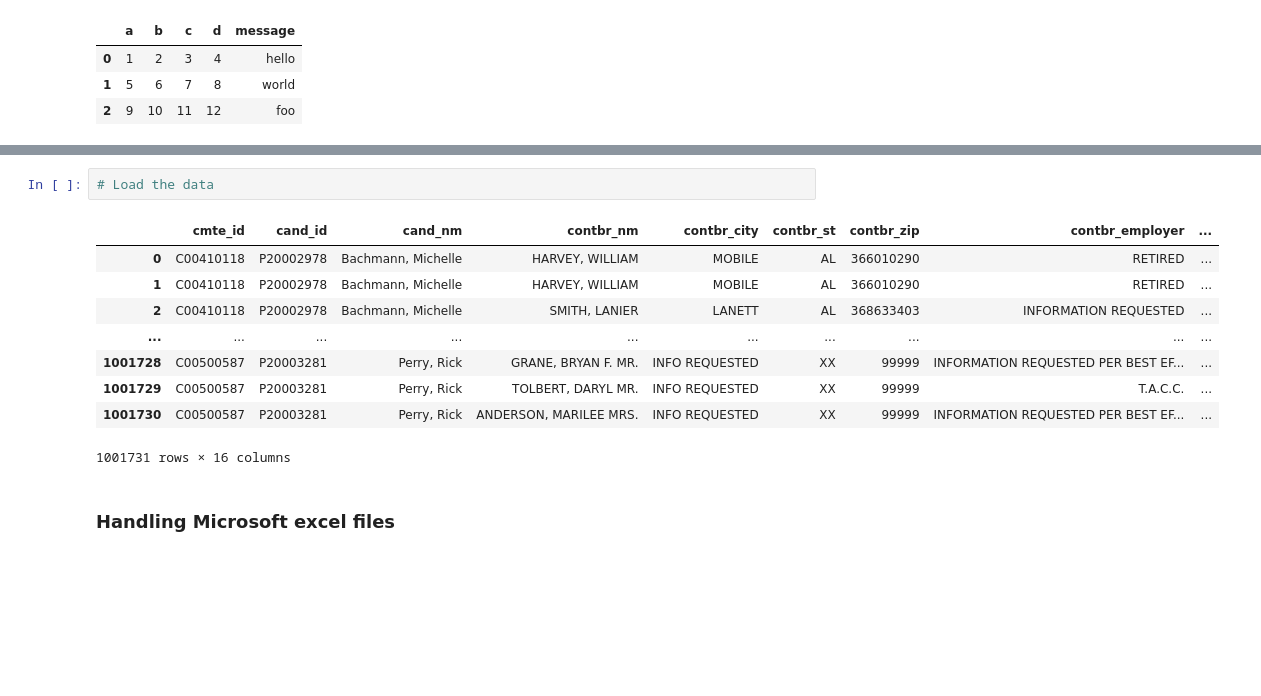
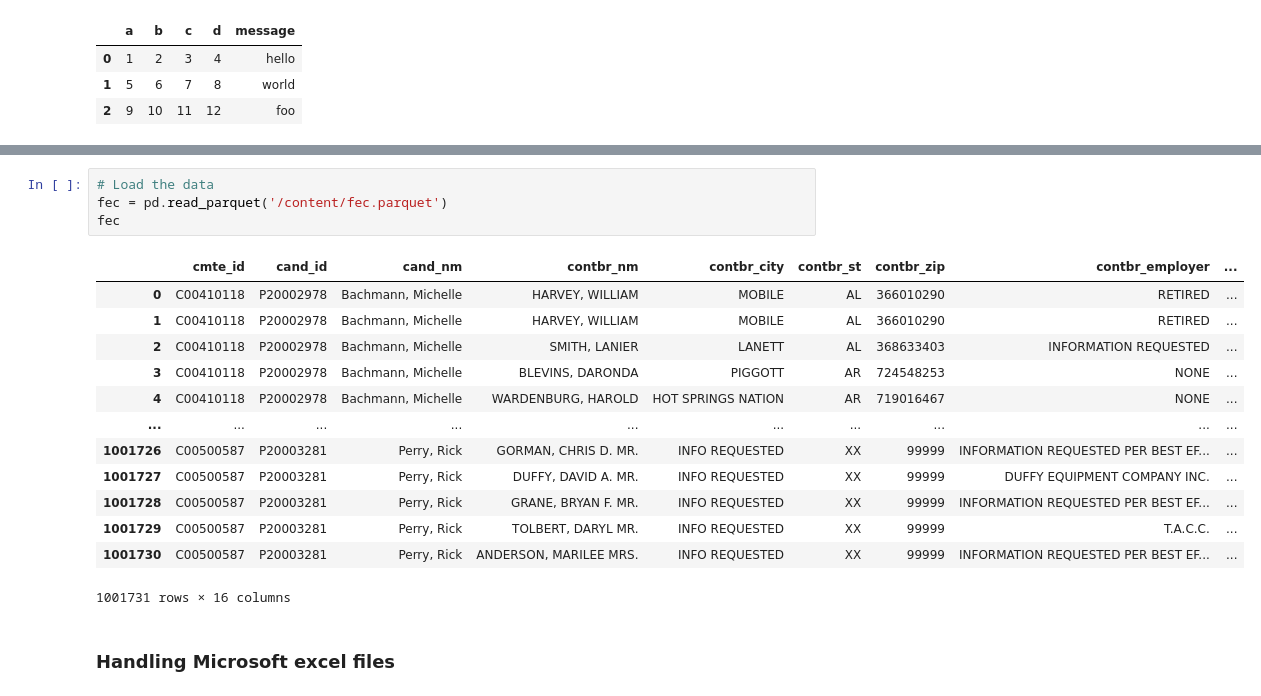
Before and after one commit to DianaKahar/STQD-Data-science, a Jupyter notebook: P137261_Week08_DataLoading_Storage_WC_20231129.ipynb, the cells around one changed output, grey strips where cells are left out. Cells and saved outputs as stored; diff of their text form; blank space fills up the shorter version.

```diff
--- a/P137261_Week08_DataLoading_Storage_WC_20231129.ipynb
+++ b/P137261_Week08_DataLoading_Storage_WC_20231129.ipynb
@@ -759,11 +760,17 @@ files.upload()
 # %%
 # Load the data
+fec = pd.read_parquet('/content/fec.parquet')
+fec
 # %% [output]
 |  | cmte_id | cand_id | cand_nm | contbr_nm | contbr_city | contbr_st | contbr_zip | contbr_employer | ... |
 | 0 | C00410118 | P20002978 | Bachmann, Michelle | HARVEY, WILLIAM | MOBILE | AL | 366010290 | RETIRED | ... |
 | 1 | C00410118 | P20002978 | Bachmann, Michelle | HARVEY, WILLIAM | MOBILE | AL | 366010290 | RETIRED | ... |
 | 2 | C00410118 | P20002978 | Bachmann, Michelle | SMITH, LANIER | LANETT | AL | 368633403 | INFORMATION REQUESTED | ... |
+| 3 | C00410118 | P20002978 | Bachmann, Michelle | BLEVINS, DARONDA | PIGGOTT | AR | 724548253 | NONE | ... |
+| 4 | C00410118 | P20002978 | Bachmann, Michelle | WARDENBURG, HAROLD | HOT SPRINGS NATION | AR | 719016467 | NONE | ... |
 | ... | ... | ... | ... | ... | ... | ... | ... | ... | ... |
+| 1001726 | C00500587 | P20003281 | Perry, Rick | GORMAN, CHRIS D. MR. | INFO REQUESTED | XX | 99999 | INFORMATION REQUESTED PER BEST EF... | ... |
+| 1001727 | C00500587 | P20003281 | Perry, Rick | DUFFY, DAVID A. MR. | INFO REQUESTED | XX | 99999 | DUFFY EQUIPMENT COMPANY INC. | ... |
 | 1001728 | C00500587 | P20003281 | Perry, Rick | GRANE, BRYAN F. MR. | INFO REQUESTED | XX | 99999 | INFORMATION REQUESTED PER BEST EF... | ... |
 | 1001729 | C00500587 | P20003281 | Perry, Rick | TOLBERT, DARYL MR. | INFO REQUESTED | XX | 99999 | T.A.C.C. | ... |
 | 1001730 | C00500587 | P20003281 | Perry, Rick | ANDERSON, MARILEE MRS. | INFO REQUESTED | XX | 99999 | INFORMATION REQUESTED PER BEST EF... | ... |
```
Also changed, not shown: parts of 1 cell of this notebook.
